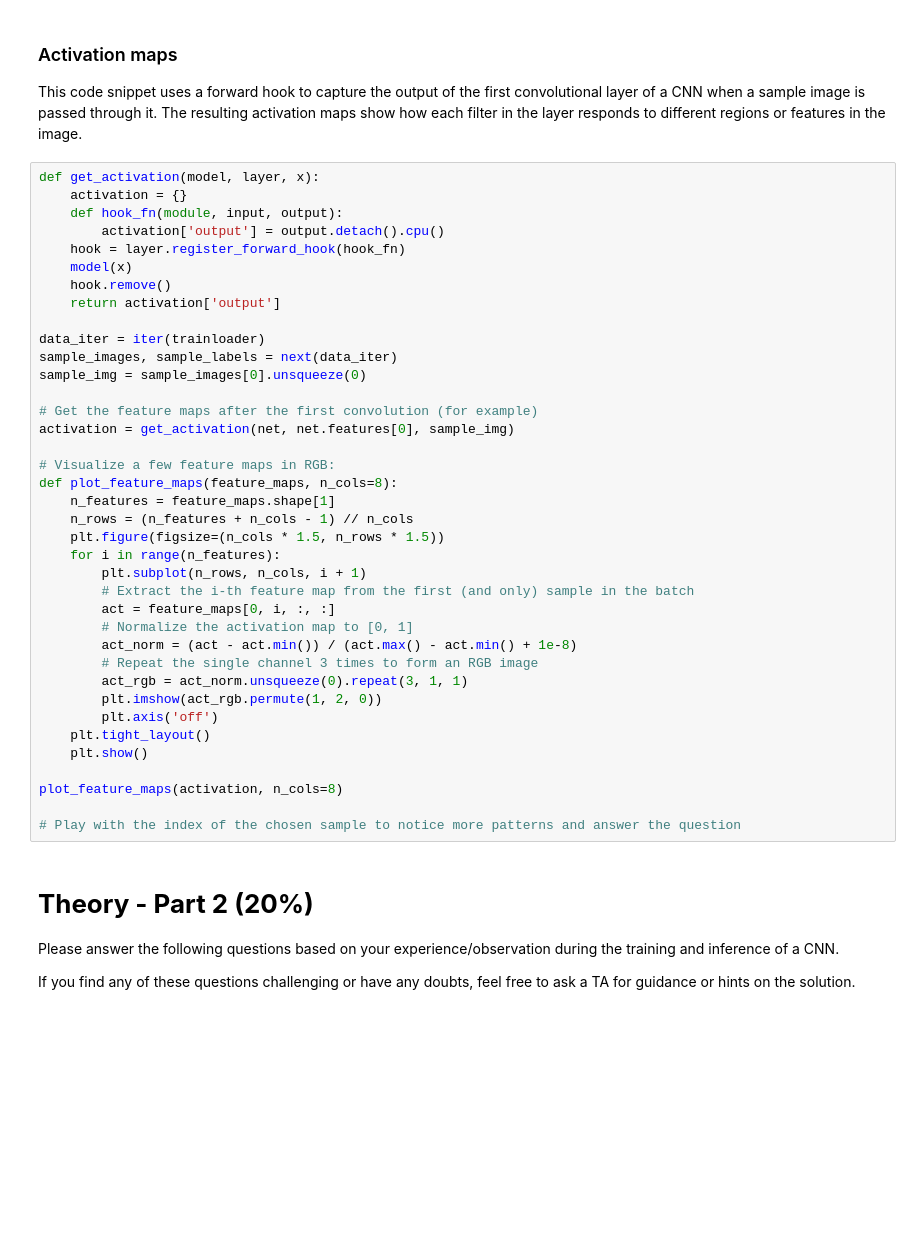
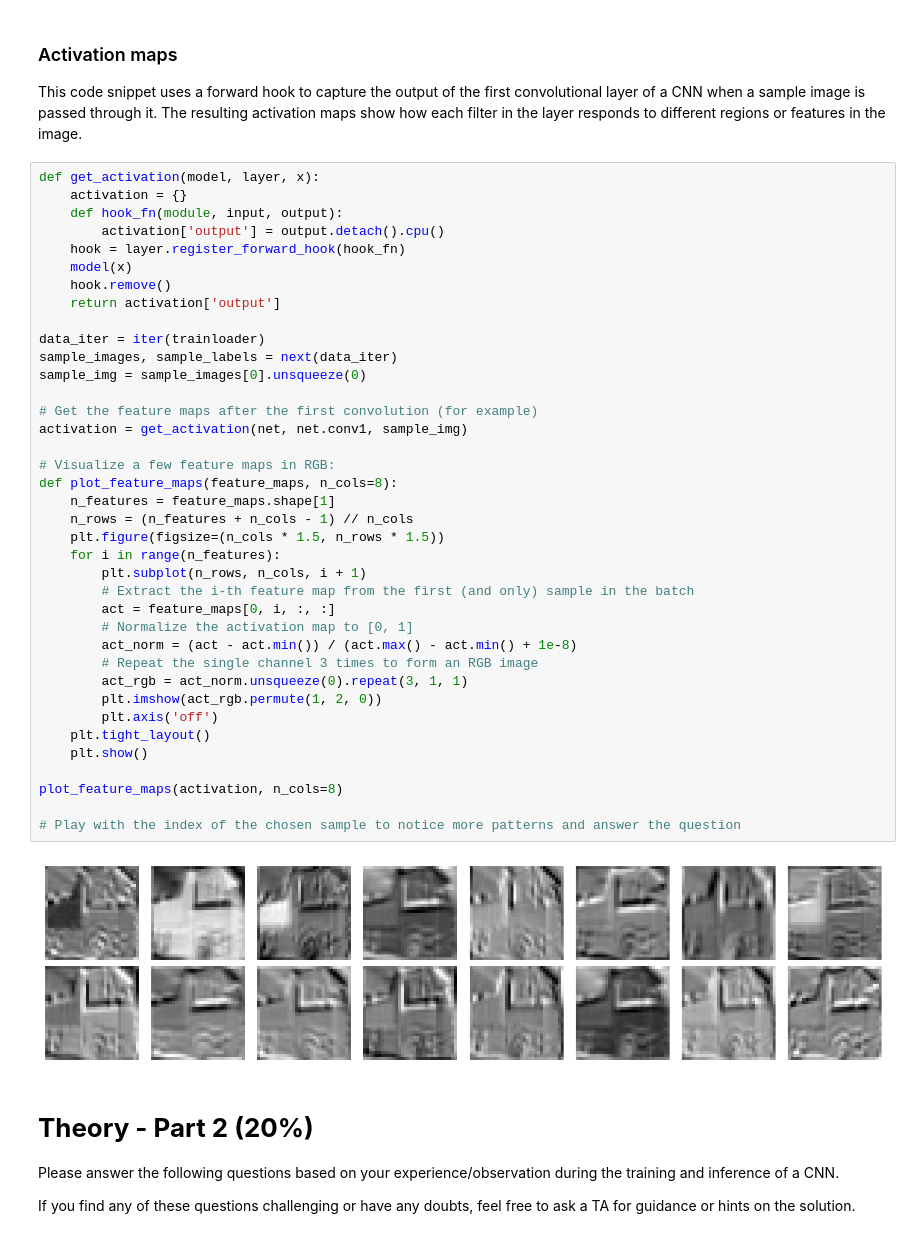
Before and after one commit to naeldarw/birthdayreminder, a Jupyter notebook: graded_homework/hw1/CNN Exercise.ipynb, the cells around one changed output. Cells and saved outputs as stored; diff of their text form; blank space fills up the shorter version.

```diff
--- a/graded_homework/hw1/CNN Exercise.ipynb
+++ b/graded_homework/hw1/CNN Exercise.ipynb
@@ -430,34 +430,36 @@ def get_activation(model, layer, x):
     hook.remove()
     return activation['output']
 
 data_iter = iter(trainloader)
 sample_images, sample_labels = next(data_iter)
 sample_img = sample_images[0].unsqueeze(0)
 
 # Get the feature maps after the first convolution (for example)
-activation = get_activation(net, net.features[0], sample_img)
+activation = get_activation(net, net.conv1, sample_img)
 
 # Visualize a few feature maps in RGB:
 def plot_feature_maps(feature_maps, n_cols=8):
     n_features = feature_maps.shape[1]
     n_rows = (n_features + n_cols - 1) // n_cols
     plt.figure(figsize=(n_cols * 1.5, n_rows * 1.5))
     for i in range(n_features):
         plt.subplot(n_rows, n_cols, i + 1)
         # Extract the i-th feature map from the first (and only) sample in the batch
         act = feature_maps[0, i, :, :]
         # Normalize the activation map to [0, 1]
         act_norm = (act - act.min()) / (act.max() - act.min() + 1e-8)
         # Repeat the single channel 3 times to form an RGB image
         act_rgb = act_norm.unsqueeze(0).repeat(3, 1, 1)
         plt.imshow(act_rgb.permute(1, 2, 0))
         plt.axis('off')
     plt.tight_layout()
     plt.show()
 
 plot_feature_maps(activation, n_cols=8)
 
 # Play with the index of the chosen sample to notice more patterns and answer the question
+# %% [output]
+[figure, added]
 # %% [markdown]
 # **Theory - Part 2 (20%)**
 
```
